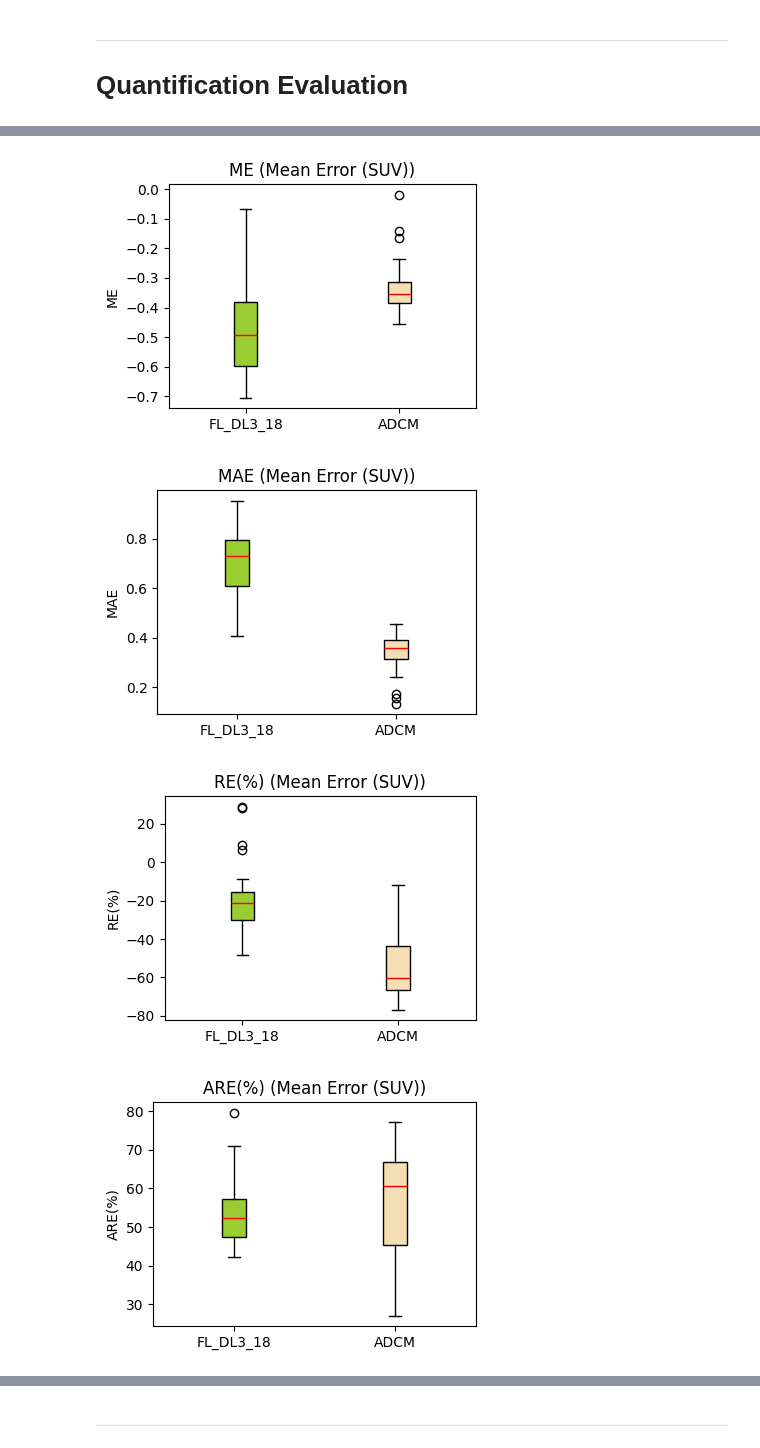
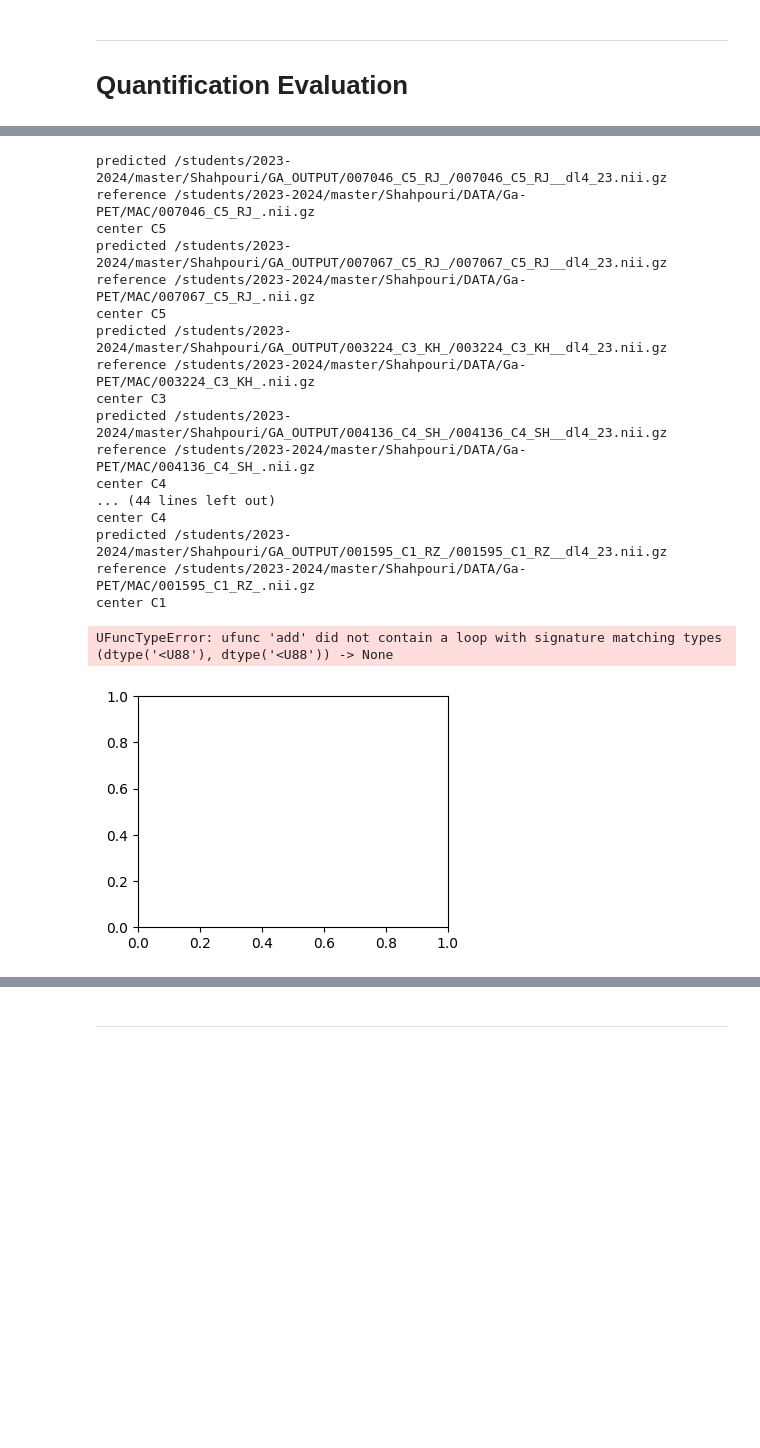
Before and after one commit to s-shahpouri/DL_PET, a Jupyter notebook: Quantification.ipynb, the cells around one changed output, grey strips where cells are left out. Cells and saved outputs as stored; diff of their text form; code cells hidden in the pictures; blank space fills up the shorter version.

```diff
--- a/Quantification.ipynb
+++ b/Quantification.ipynb
@@ -220,72 +352,78 @@ Structual Similarity Index: 0.63 ± 0.1537
 # %%
 import pandas as pd
 
-metrics_names = list(all_metrics_dl3_18[0].keys())  # Assuming metric names are the same across datasets
-combined_data = {metric: {'FL_dl3_18': [], 'ADCM': []} for metric in metrics_names}
+metrics_names = list(all_dl4_23[0].keys())  # Assuming metric names are the same across datasets
+combined_data = {metric: {'Multi_Center': [], 'ADCM': []} for metric in metrics_names}
 
-for entry in all_metrics_dl3_18:
+for entry in all_dl4_23:
     for metric, value in entry.items():
-        combined_data[metric]['FL_dl3_18'].append(value)
+        print(metric, value)
+        combined_data[metric]['Multi_Center'].append(value)
 
-for entry in all_metrics_adcm:
+for entry in all_final_4_26:
     for metric, value in entry.items():
         combined_data[metric]['ADCM'].append(value)
 
 
 # Convert your lists of dictionaries into DataFrames for easier manipulation
-df_dl3_18 = pd.DataFrame(all_metrics_dl3_18)
-df_adcm = pd.DataFrame(all_metrics_adcm)
+df_dl = pd.DataFrame(all_dl4_23)
+df_adcm = pd.DataFrame(all_final_4_26)
 
 # Add a column to each dataframe to label the dataset
-df_dl3_18['dataset'] = 'FL_dl3_18'
+df_dl['dataset'] = 'Multi_Center'
 df_adcm['dataset'] = 'ADCM'
 
 # Combine the dataframes
-combined_df = pd.concat([df_dl3_18, df_adcm])
+combined_df = pd.concat([df_dl, df_adcm])
+# %% [output]
+predicted /students/2023-2024/master/Shahpouri/GA_OUTPUT/007046_C5_RJ_/007046_C5_RJ__dl4_23.nii.gz
+reference /students/2023-2024/master/Shahpouri/DATA/Ga-PET/MAC/007046_C5_RJ_.nii.gz
+center C5
+predicted /students/2023-2024/master/Shahpouri/GA_OUTPUT/007067_C5_RJ_/007067_C5_RJ__dl4_23.nii.gz
+reference /students/2023-2024/master/Shahpouri/DATA/Ga-PET/MAC/007067_C5_RJ_.nii.gz
+center C5
+predicted /students/2023-2024/master/Shahpouri/GA_OUTPUT/003224_C3_KH_/003224_C3_KH__dl4_23.nii.gz
+reference /students/2023-2024/master/Shahpouri/DATA/Ga-PET/MAC/003224_C3_KH_.nii.gz
+center C3
+predicted /students/2023-2024/master/Shahpouri/GA_OUTPUT/004136_C4_SH_/004136_C4_SH__dl4_23.nii.gz
+reference /students/2023-2024/master/Shahpouri/DATA/Ga-PET/MAC/004136_C4_SH_.nii.gz
+center C4
+... (44 lines left out)
+center C4
+predicted /students/2023-2024/master/Shahpouri/GA_OUTPUT/001595_C1_RZ_/001595_C1_RZ__dl4_23.nii.gz
+reference /students/2023-2024/master/Shahpouri/DATA/Ga-PET/MAC/001595_C1_RZ_.nii.gz
+center C1
 # %%
-import matplotlib.pyplot as plt
-import seaborn as sns
 
-metrics_names = list(all_metrics_dl3_18[0].keys())  # Assuming metric names are the same across datasets
-subtitle = ['ME','MAE', 'RE(%)', 'ARE(%)', 'RMSE', 'PSNR', 'SSIM']
-dataset_colors = {'dl3_18': 'cornflowerblue', 'adcm': 'gold'}  # Colors for each dataset
-
-
-import matplotlib.pyplot as plt
-
-# Assuming combined_data is already prepared with your data
-metrics_names = list(all_metrics_dl3_18[0].keys())  # Metric names from the data
 subtitle = ['ME', 'MAE', 'RE(%)', 'ARE(%)', 'RMSE', 'PSNR', 'SSIM']
 dataset_colors = ['yellowgreen', 'wheat']  # Colors for each dataset
 # lightgreen wheat skyblue 'cornflowerblue', 'gold' palevioletred
 
 for i, metric in enumerate(metrics_names):
     plt.figure(figsize=(4, 3))  # Set the figure size for each individual plot
-    data_dl3_18 = combined_data[metric]['FL_dl3_18']
+    data_dl = combined_data[metric]['Multi_Center']
     data_adcm = combined_data[metric]['ADCM']
 
     # Create the boxplot with median line color changed
     bp = plt.boxplot(
-        [data_dl3_18, data_adcm],
+        [data_dl, data_adcm],
         patch_artist=True,
         positions=[1, 2],
         medianprops={'color': 'red', 'linewidth': 1}  # Customize the median line here
     )
 
     # Set the face color for each box
     for box, color in zip(bp['boxes'], dataset_colors):
         box.set_facecolor(color)
 
     # Custom x-tick labels
-    plt.xticks([1, 2], ['FL_DL3_18', 'ADCM'])
+    plt.xticks([1, 2], ['Multi_Center', 'ADCM'])
 
     plt.title(f"{subtitle[i]} (Mean Error (SUV))")
     plt.ylabel(subtitle[i])
 
     plt.tight_layout()
     plt.show()  # This will display each plot in a separate figure
 # %% [output]
+UFuncTypeError: ufunc 'add' did not contain a loop with signature matching types (dtype('<U88'), dtype('<U88')) -> None
-[figure, old version]
+[figure, new version]
-[figure, removed]
-[figure, removed]
-[figure, removed]
```
Also changed, not shown: parts of 15 cells of this notebook, 7 other files.
